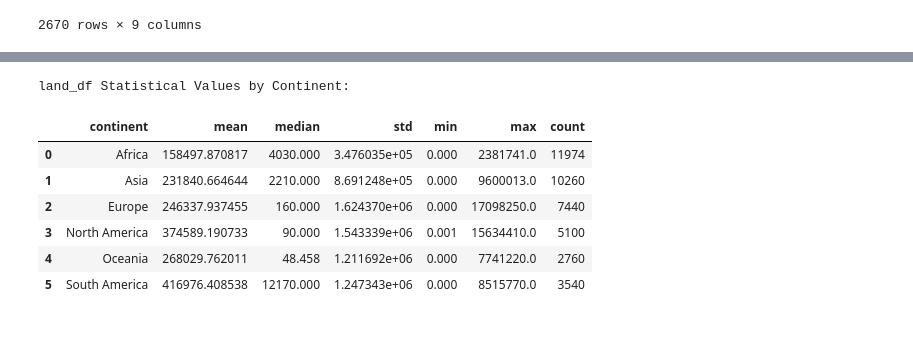
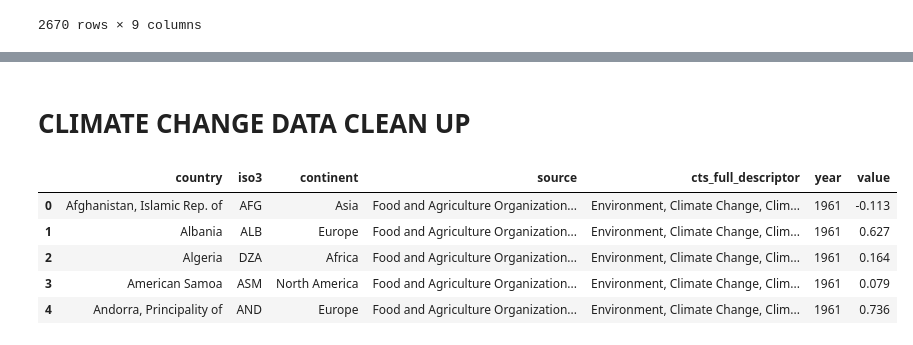
Before and after one commit to GitItDren/Project-3-ChangeYoClimate-MKSD-, a Jupyter notebook: natual_reasources.ipynb, the cells around one changed output, grey strips where cells are left out. Cells and saved outputs as stored; diff of their text form; code cells hidden in the pictures.

```diff
--- a/natual_reasources.ipynb
+++ b/natual_reasources.ipynb
@@ -415,22 +229,44 @@ with open(output_file, 'w') as json_file:
-# %%
-# Group the DataFrame by 'continent' and calculate statistics
-l_statistics_by_continent = land_data.groupby('continent')['land_value'].agg(['mean', 'median', 'std', 'min', 'max', 'count'])
-
-# Reset the index to have a clean DataFrame
-l_statistics_by_continent.reset_index(inplace=True)
-
-# Save the stat data to a new CSV file
-l_statistics_by_continent.to_csv('l_continent_stats.csv', index=False)
-
-# Print the calculated statistics by continent
-print('land_df Statistical Values by Continent:')
-(l_statistics_by_continent)
-# %% [output]
-land_df Statistical Values by Continent:
-|  | continent | mean | median | std | min | max | count |
-| 0 | Africa | 158497.870817 | 4030.000 | 3.476035e+05 | 0.000 | 2381741.0 | 11974 |
-| 1 | Asia | 231840.664644 | 2210.000 | 8.691248e+05 | 0.000 | 9600013.0 | 10260 |
-| 2 | Europe | 246337.937455 | 160.000 | 1.624370e+06 | 0.000 | 17098250.0 | 7440 |
-| 3 | North America | 374589.190733 | 90.000 | 1.543339e+06 | 0.001 | 15634410.0 | 5100 |
-| 4 | Oceania | 268029.762011 | 48.458 | 1.211692e+06 | 0.000 | 7741220.0 | 2760 |
-| 5 | South America | 416976.408538 | 12170.000 | 1.247343e+06 | 0.000 | 8515770.0 | 3540 |
+# %% [markdown]
+# CLIMATE CHANGE DATA CLEAN UP
+# %%
+# Read the CSV file into a DataFrame
+as_temp_chan_df = pd.read_csv('data/Annual_Surface_Temperature_Change.csv')
+
+# Define a list of columns to drop by name
+columns_to_drop = ['ObjectId', 'ISO2', 'Indicator', 'Unit', 'CTS_Code', 'CTS_Name']
+
+# Drop the specified columns
+as_temp_chan = as_temp_chan_df.drop(columns=columns_to_drop)
+
+# Handle missing values (replace NaN with NULL)
+as_temp_chan = as_temp_chan.where(pd.notna(as_temp_chan), None)
+
+# Define custom column names in the order of your DataFrame
+column_rename = {
+    'Country': 'country',
+    'ISO3': 'iso3',
+    'Source': 'source',
+    'CTS_Full_Descriptor': 'cts_full_descriptor'
+}
+
+# Rename columns using the rename method and inplace=True
+as_temp_chan.rename(columns=column_rename, inplace=True)
+
+# Adding the 'Continent' column to the DataFrame
+as_temp_chan.insert(1, 'continent', as_temp_chan['country'].apply(determine_continent))
+
+# Melt the DataFrame to combine Fyear columns into 'Year' and corresponding values into 'Value'
+as_temp_chan_melted = pd.melt(as_temp_chan, id_vars=['country', 'iso3', 'continent', 'source', 'cts_full_descriptor'], var_name='year', value_name='value')
+
+# Drop the 'F' from the 'Year' column
+as_temp_chan_melted['year'] = as_temp_chan_melted['year'].str.replace('F', '')
+
+# Check the melted DataFrame
+as_temp_chan_melted.head()
+# %% [output]
+|  | country | iso3 | continent | source | cts_full_descriptor | year | value |
+| 0 | Afghanistan, Islamic Rep. of | AFG | Asia | Food and Agriculture Organization... | Environment, Climate Change, Clim... | 1961 | -0.113 |
+| 1 | Albania | ALB | Europe | Food and Agriculture Organization... | Environment, Climate Change, Clim... | 1961 | 0.627 |
+| 2 | Algeria | DZA | Africa | Food and Agriculture Organization... | Environment, Climate Change, Clim... | 1961 | 0.164 |
+| 3 | American Samoa | ASM | North America | Food and Agriculture Organization... | Environment, Climate Change, Clim... | 1961 | 0.079 |
+| 4 | Andorra, Principality of | AND | Europe | Food and Agriculture Organization... | Environment, Climate Change, Clim... | 1961 | 0.736 |
```
Also changed, not shown: parts of 31 cells of this notebook, 45 other files.
